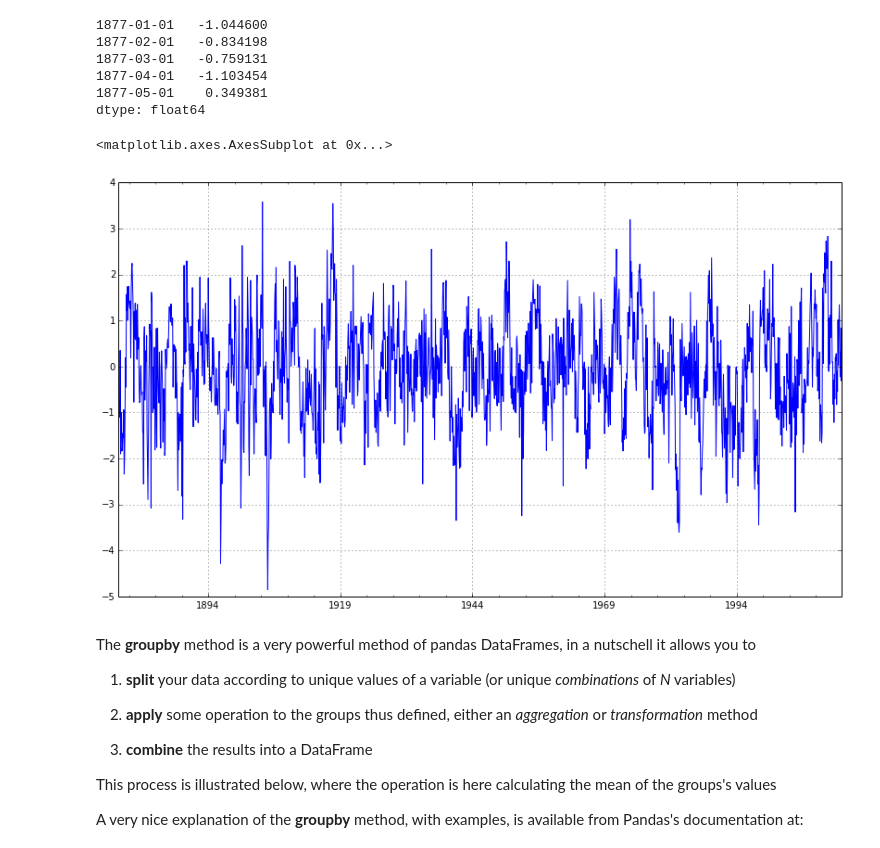
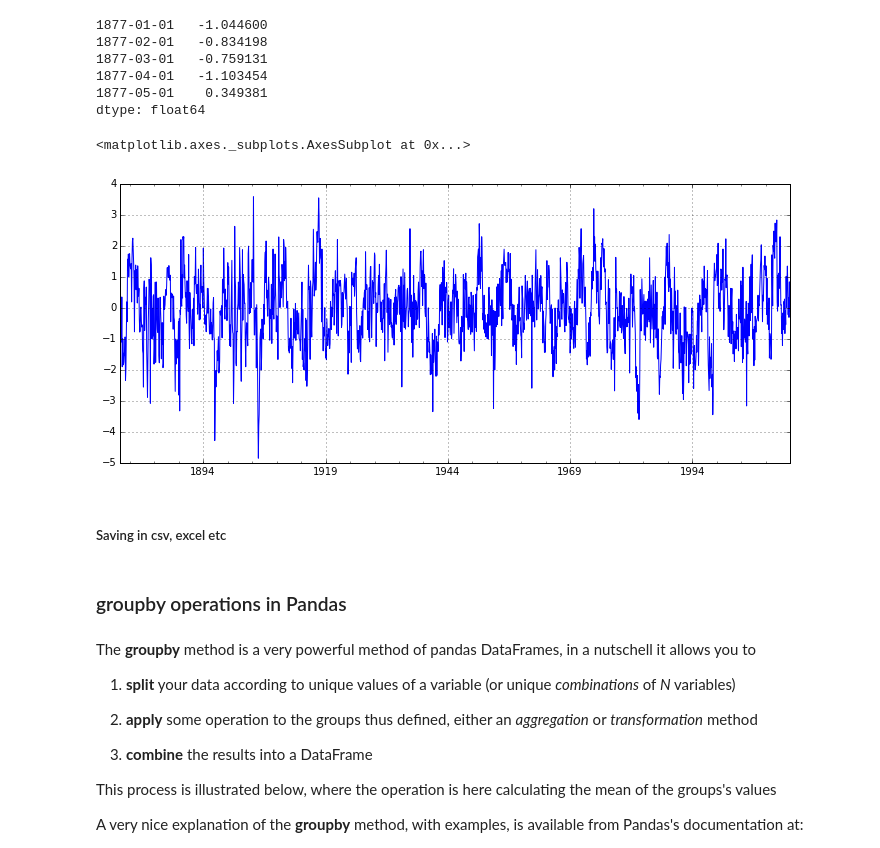
Before and after one commit to nicolasfauchereau/Kiwi_pycon, a Jupyter notebook: Pandas.ipynb, the cells around one changed output. Cells and saved outputs as stored; diff of their text form; code cells hidden in the pictures.

Commit message:
added stuff to Pandas notebook, started statistical_modelling.ipynb

```diff
--- a/Pandas.ipynb
+++ b/Pandas.ipynb
@@ -672,7 +781,9 @@ SOIs.head()
 1877-05-01    0.349381
 dtype: float64
 # %%
-SOIs.plot(figsize=(14,8))
+SOIs.plot(figsize=(12,5))
 # %% [output]
-<matplotlib.axes.AxesSubplot at 0x...>
+<matplotlib.axes._subplots.AxesSubplot at 0x...>
-[figure, old version]
+[figure, new version]
+# %% [markdown]
+##### Saving in csv, excel etc
@@ -679,3 +792,5 @@ SOIs.plot(figsize=(14,8))
+# %% [markdown]
+### groupby operations in Pandas
 # %% [markdown]
 The **groupby** method is a very powerful method of pandas DataFrames, in a nutschell it allows you to
 
```
Also changed, not shown: parts of 52 cells of this notebook, 2 other files.
